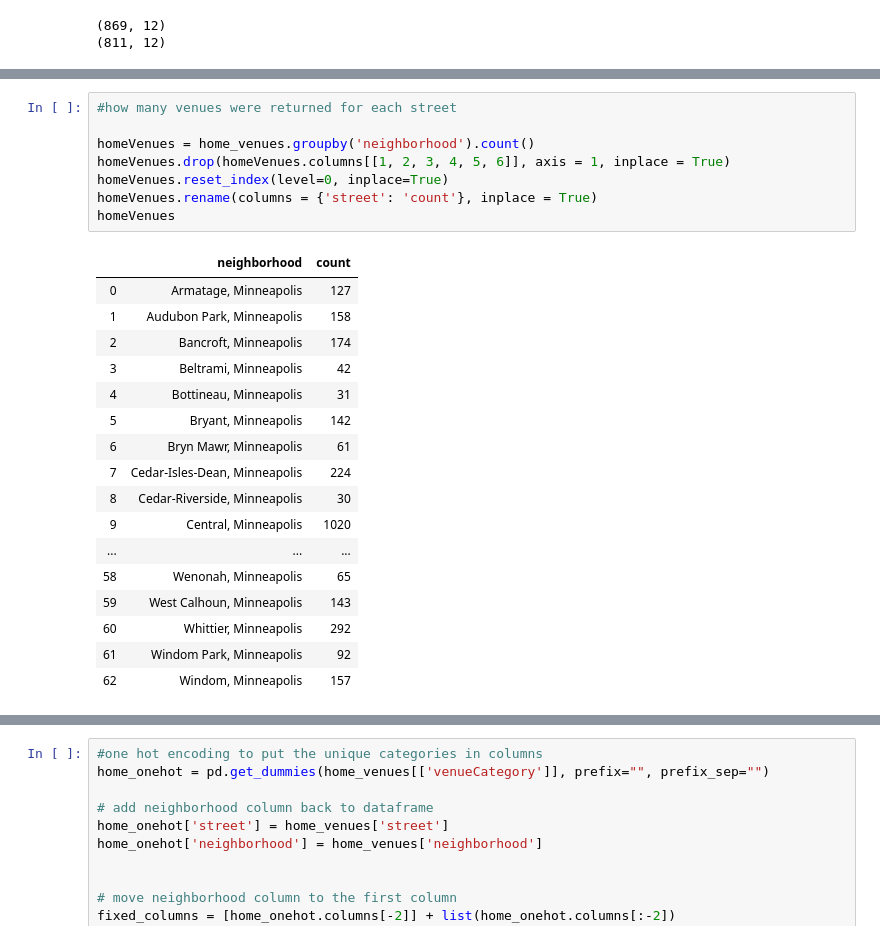
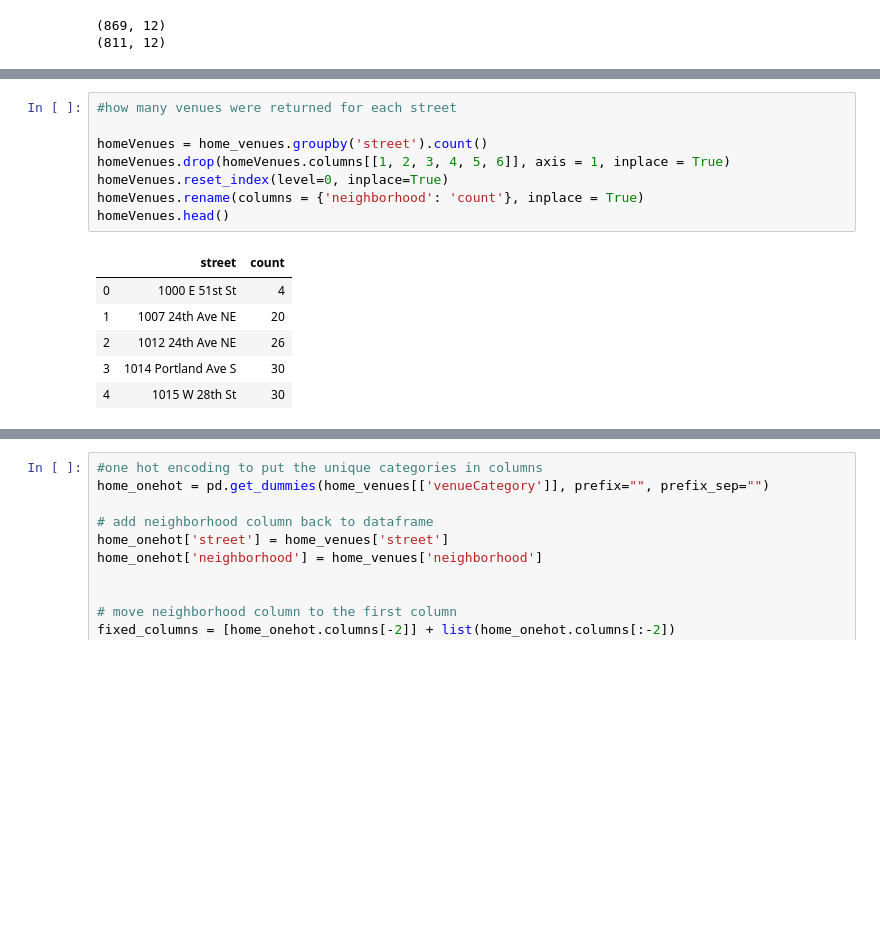
Before and after one commit to tenzin-kunsang648/Final-Coursera-Capstone-Project, a Jupyter notebook: HouseHunt_Location.ipynb, the cells around one changed output, grey strips where cells are left out. Drawn from its saved outputs; the diff is of its cells as text; blank space fills up the shorter version.

```diff
--- a/HouseHunt_Location.ipynb
+++ b/HouseHunt_Location.ipynb
@@ -702,26 +909,15 @@ home_venues.head()
 # %%
 #how many venues were returned for each street
 
-homeVenues = home_venues.groupby('neighborhood').count()
+homeVenues = home_venues.groupby('street').count()
 homeVenues.drop(homeVenues.columns[[1, 2, 3, 4, 5, 6]], axis = 1, inplace = True)
 homeVenues.reset_index(level=0, inplace=True)
-homeVenues.rename(columns = {'street': 'count'}, inplace = True)
-homeVenues
+homeVenues.rename(columns = {'neighborhood': 'count'}, inplace = True)
+homeVenues.head()
 # %% [output]
-|  | neighborhood | count |
-| 0 | Armatage, Minneapolis | 127 |
-| 1 | Audubon Park, Minneapolis | 158 |
-| 2 | Bancroft, Minneapolis | 174 |
-| 3 | Beltrami, Minneapolis | 42 |
-| 4 | Bottineau, Minneapolis | 31 |
-| 5 | Bryant, Minneapolis | 142 |
-| 6 | Bryn Mawr, Minneapolis | 61 |
-| 7 | Cedar-Isles-Dean, Minneapolis | 224 |
-| 8 | Cedar-Riverside, Minneapolis | 30 |
-| 9 | Central, Minneapolis | 1020 |
-| ... | ... | ... |
-| 58 | Wenonah, Minneapolis | 65 |
-| 59 | West Calhoun, Minneapolis | 143 |
-| 60 | Whittier, Minneapolis | 292 |
-| 61 | Windom Park, Minneapolis | 92 |
-| 62 | Windom, Minneapolis | 157 |
+|  | street | count |
+| 0 | 1000 E 51st St | 4 |
+| 1 | 1007 24th Ave NE | 20 |
+| 2 | 1012 24th Ave NE | 26 |
+| 3 | 1014 Portland Ave S | 30 |
+| 4 | 1015 W 28th St | 30 |
```
Also changed, not shown: parts of 115 cells of this notebook, 13 other files.
